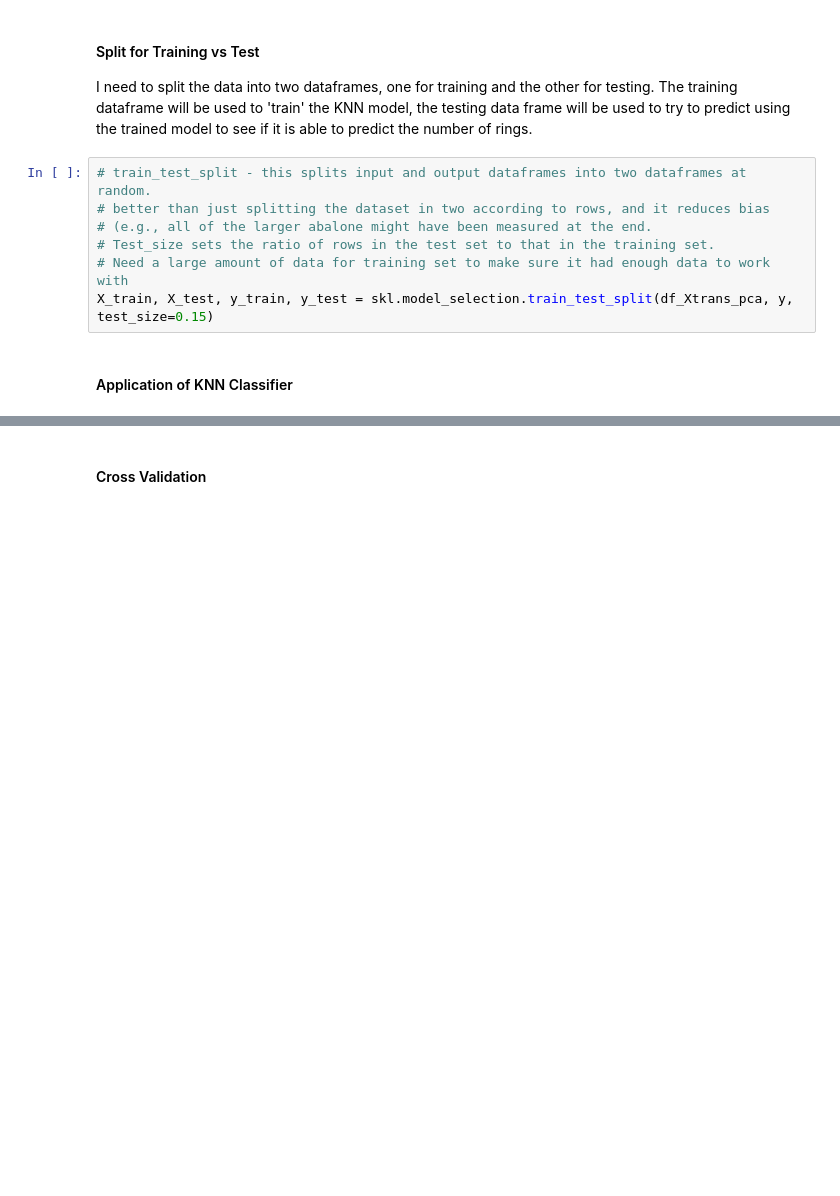
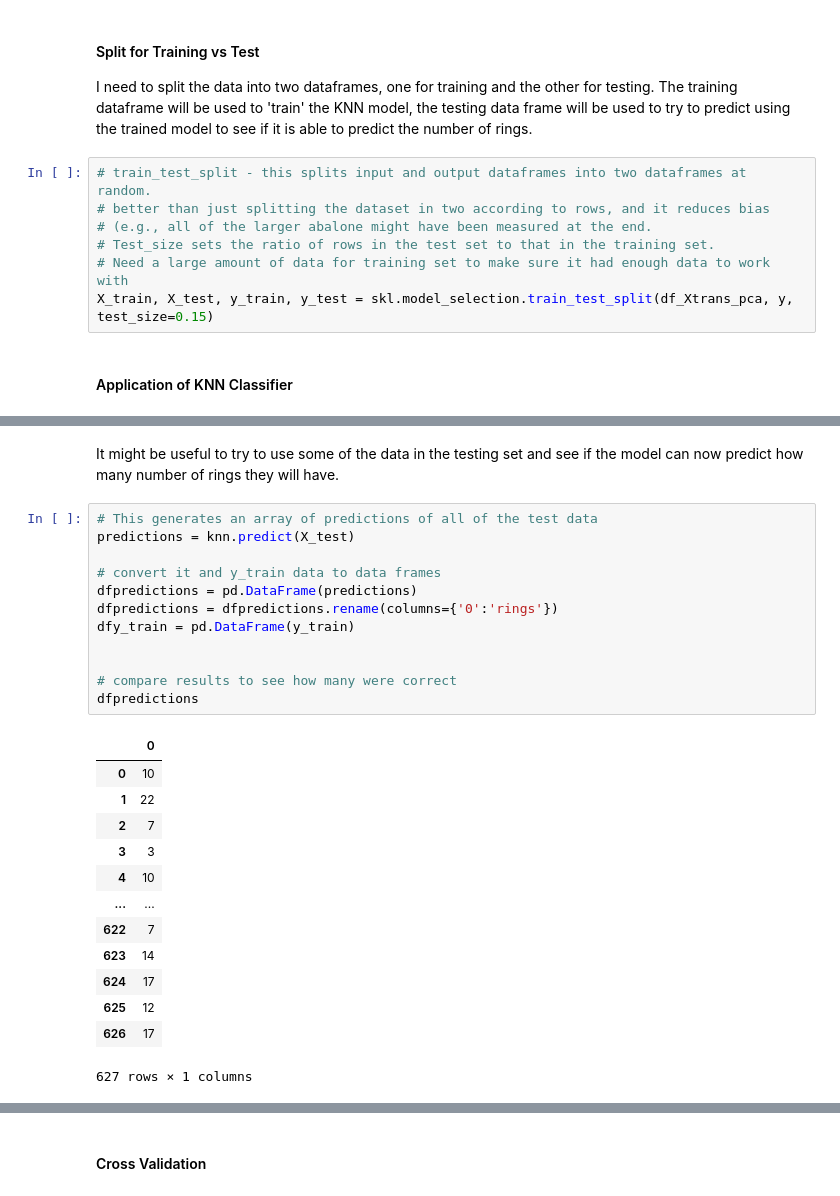
Before and after one commit to ByketPoe/efarrellMLAug2024, a Jupyter notebook: abalone.ipynb, the cells around one changed output, grey strips where cells are left out. Drawn from its saved outputs; the diff is of its cells as text; blank space fills up the shorter version.

```diff
--- a/abalone.ipynb
+++ b/abalone.ipynb
@@ -490,0 +517,28 @@ knn.fit(X_train, ytrain) # two parameters: input data and output data
+# %% [markdown]
+It might be useful to try to use some of the data in the testing set and see if the model can now predict how many number of rings they will have.
+# %%
+# This generates an array of predictions of all of the test data
+predictions = knn.predict(X_test)
+
+# convert it and y_train data to data frames
+dfpredictions = pd.DataFrame(predictions)
+dfpredictions = dfpredictions.rename(columns={'0':'rings'})
+dfy_train = pd.DataFrame(y_train)
+
+
+# compare results to see how many were correct
+dfpredictions
+# %% [output]
+|  | 0 |
+| 0 | 10 |
+| 1 | 22 |
+| 2 | 7 |
+| 3 | 3 |
+| 4 | 10 |
+| ... | ... |
+| 622 | 7 |
+| 623 | 14 |
+| 624 | 17 |
+| 625 | 12 |
+| 626 | 17 |
+627 rows × 1 columns
```
Also changed, not shown: parts of 16 cells of this notebook.
